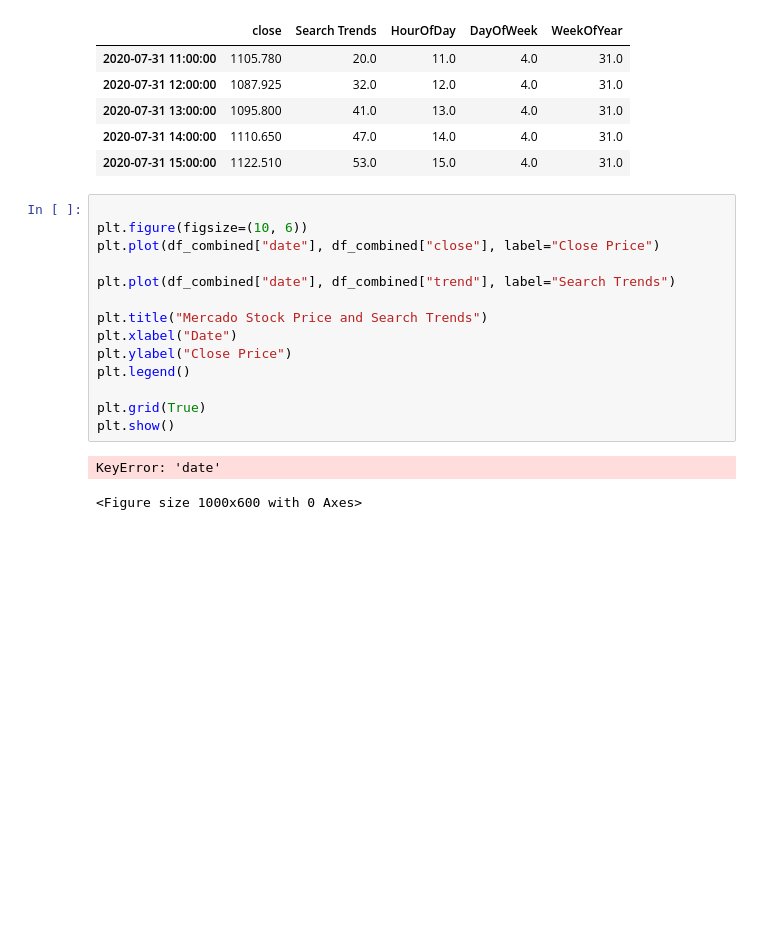
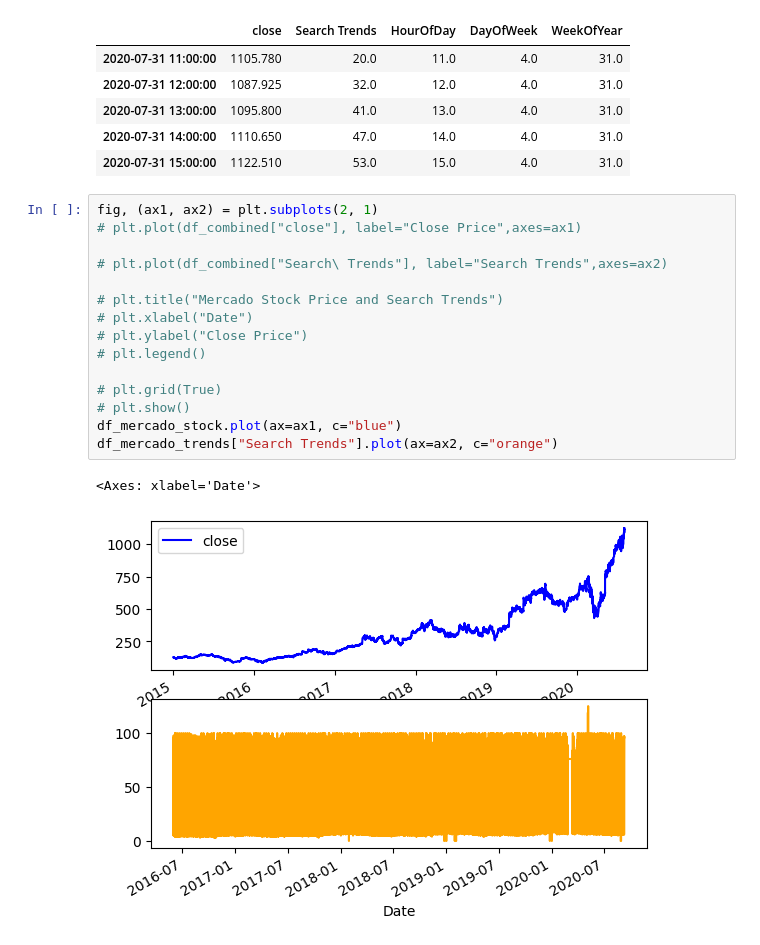
Before and after one commit to Shantesh123/Command_Line_Testing, a Jupyter notebook: Copy_of_!pip_install_prophet.ipynb, the cells around one changed output. Saved outputs shown, nothing was run; the diff lists cells and outputs as text; blank space fills up the shorter version.

```diff
--- a/Copy_of_!pip_install_prophet.ipynb
+++ b/Copy_of_!pip_install_prophet.ipynb
@@ -195,19 +195,20 @@ display(df_combined.tail())
 | 2020-07-31 14:00:00 | 1110.650 | 47.0 | 14.0 | 4.0 | 31.0 |
 | 2020-07-31 15:00:00 | 1122.510 | 53.0 | 15.0 | 4.0 | 31.0 |
 # %%
+fig, (ax1, ax2) = plt.subplots(2, 1)
+# plt.plot(df_combined["close"], label="Close Price",axes=ax1)
 
-plt.figure(figsize=(10, 6))
-plt.plot(df_combined["date"], df_combined["close"], label="Close Price")
+# plt.plot(df_combined["Search\ Trends"], label="Search Trends",axes=ax2)
 
-plt.plot(df_combined["date"], df_combined["trend"], label="Search Trends")
+# plt.title("Mercado Stock Price and Search Trends")
+# plt.xlabel("Date")
+# plt.ylabel("Close Price")
+# plt.legend()
 
-plt.title("Mercado Stock Price and Search Trends")
-plt.xlabel("Date")
-plt.ylabel("Close Price")
-plt.legend()
-
-plt.grid(True)
-plt.show()
+# plt.grid(True)
+# plt.show()
+df_mercado_stock.plot(ax=ax1, c="blue")
+df_mercado_trends["Search Trends"].plot(ax=ax2, c="orange")
 # %% [output]
-KeyError: 'date'
+<Axes: xlabel='Date'>
-<Figure size 1000x600 with 0 Axes>
+[figure, added]
```
